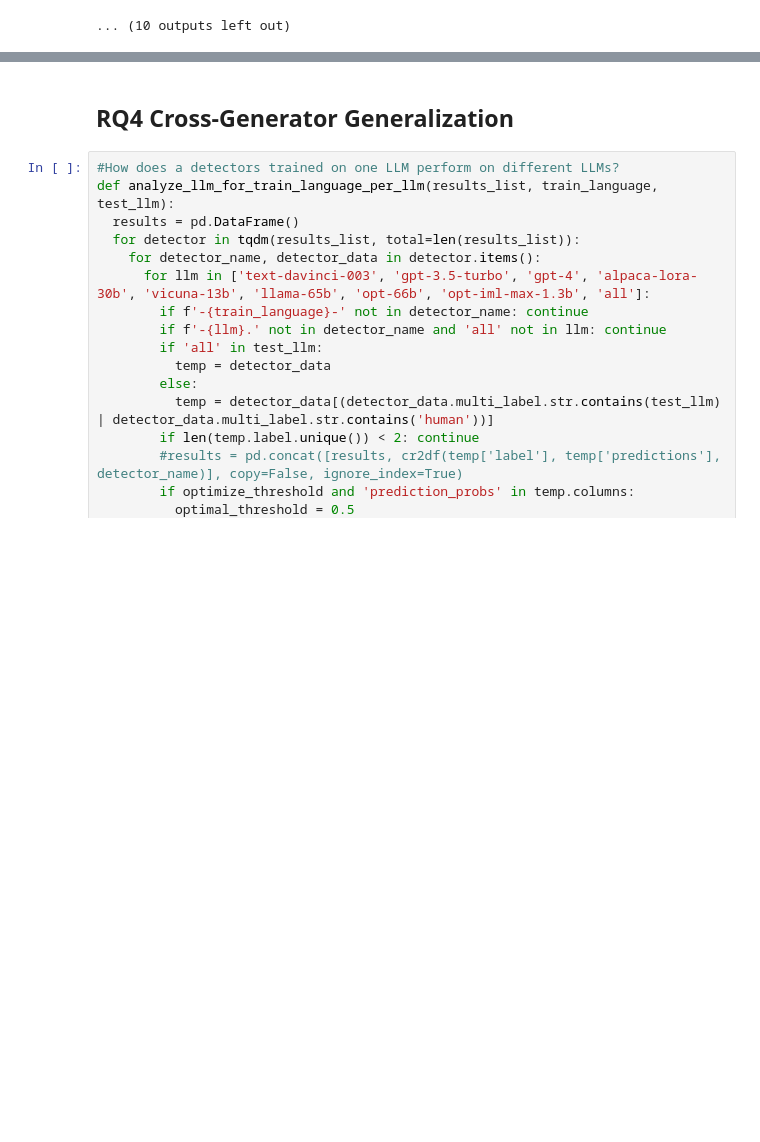
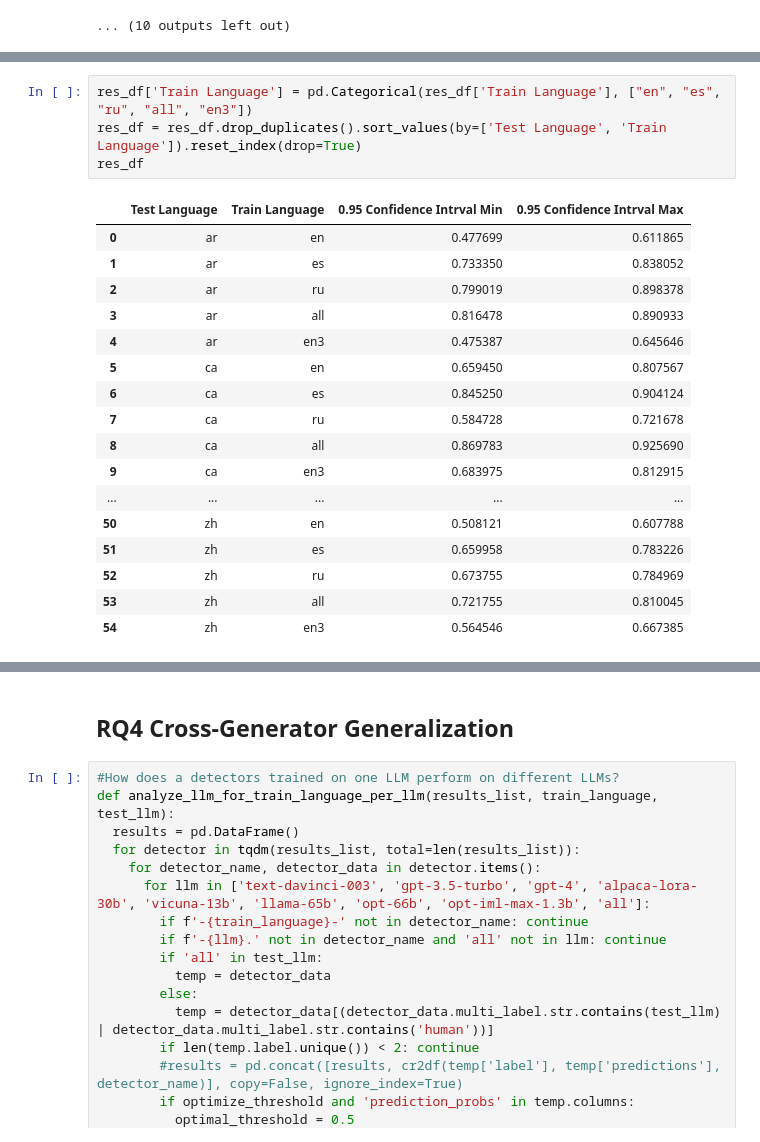
Before and after one commit to kinit-sk/mgt-detection-benchmark, a Jupyter notebook: 06_results_analysis.ipynb, the cells around one changed output, grey strips where cells are left out. Cells and saved outputs as stored; diff of their text form; blank space fills up the shorter version.

```diff
--- a/06_results_analysis.ipynb
+++ b/06_results_analysis.ipynb
@@ -1249 +1255,23 @@ temp
+# %%
+res_df['Train Language'] = pd.Categorical(res_df['Train Language'], ["en", "es", "ru", "all", "en3"])
+res_df = res_df.drop_duplicates().sort_values(by=['Test Language', 'Train Language']).reset_index(drop=True)
+res_df
+# %% [output]
+|  | Test Language | Train Language | 0.95 Confidence Intrval Min | 0.95 Confidence Intrval Max |
+| 0 | ar | en | 0.477699 | 0.611865 |
+| 1 | ar | es | 0.733350 | 0.838052 |
+| 2 | ar | ru | 0.799019 | 0.898378 |
+| 3 | ar | all | 0.816478 | 0.890933 |
+| 4 | ar | en3 | 0.475387 | 0.645646 |
+| 5 | ca | en | 0.659450 | 0.807567 |
+| 6 | ca | es | 0.845250 | 0.904124 |
+| 7 | ca | ru | 0.584728 | 0.721678 |
+| 8 | ca | all | 0.869783 | 0.925690 |
+| 9 | ca | en3 | 0.683975 | 0.812915 |
+| ... | ... | ... | ... | ... |
+| 50 | zh | en | 0.508121 | 0.607788 |
+| 51 | zh | es | 0.659958 | 0.783226 |
+| 52 | zh | ru | 0.673755 | 0.784969 |
+| 53 | zh | all | 0.721755 | 0.810045 |
+| 54 | zh | en3 | 0.564546 | 0.667385 |
 # %%
```
Also changed, not shown: parts of 23 cells of this notebook.
